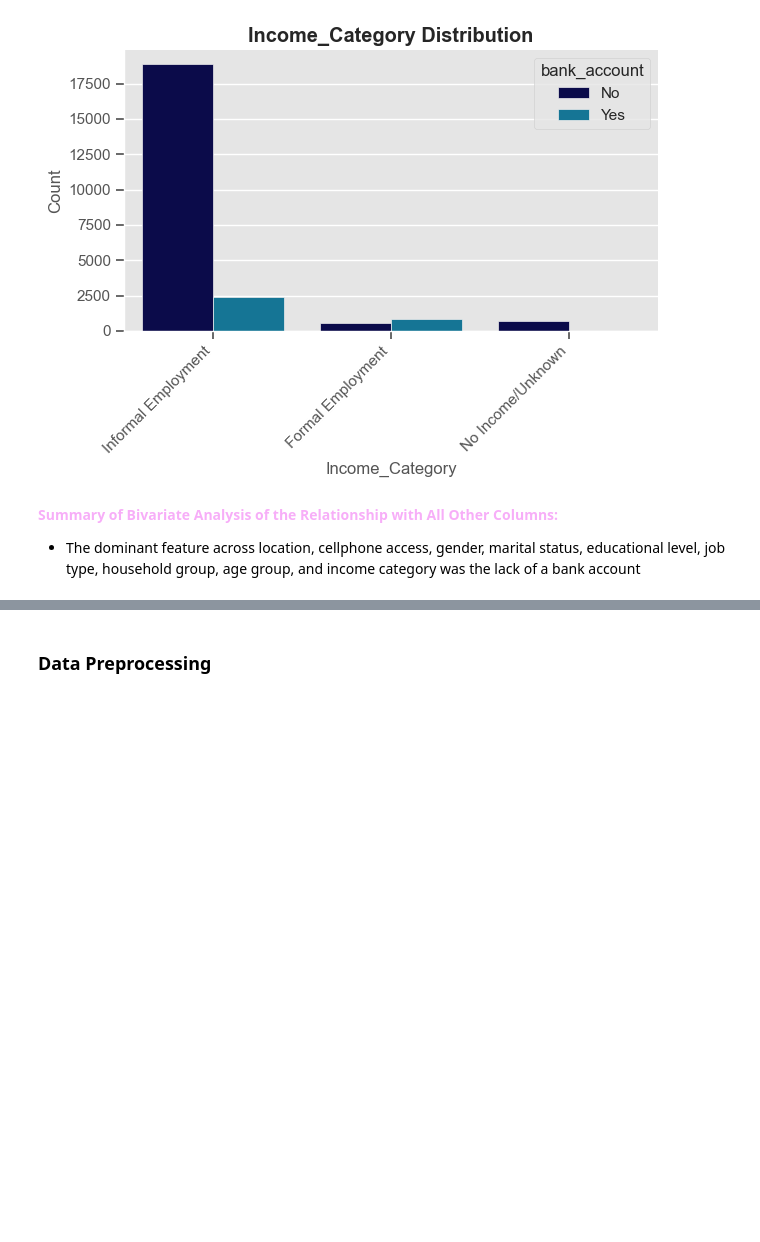
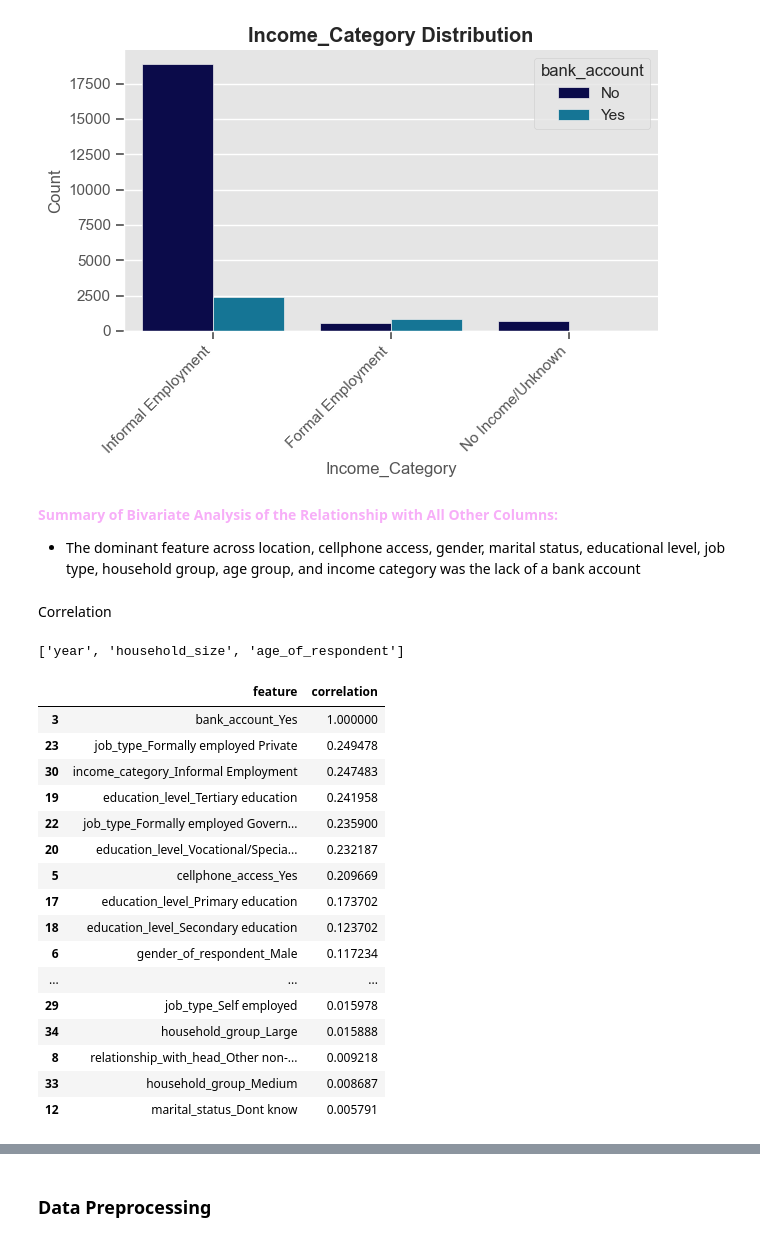
Before and after one commit to WaeniKakenyi/Financial_inclusion_in_Africa, a Jupyter notebook: Financial_inclusion_in_africa.ipynb, the cells around one changed output, grey strips where cells are left out. Drawn from its saved outputs; the diff is of its cells as text; code cells hidden in the pictures; blank space fills up the shorter version.

Commit message:
Data Preprocessing done

```diff
--- a/Financial_inclusion_in_africa.ipynb
+++ b/Financial_inclusion_in_africa.ipynb
@@ -331,8 +339,11 @@ Numerical columns:
 ['year', 'household_size', 'age_of_respondent']
 # %%
 # Convert the object data to category data
-for column in categorical:
-    data[column] = data[column].astype('category')
+def to_categorical(df):
+    cat =  df.columns[df.dtypes == "object"].tolist()
+    for column in cat:
+        df[column] = df[column].astype('category')
+to_categorical(data)
 data.info()
 # %% [output]
 <class 'pandas.core.frame.DataFrame'>
@@ -574,3 +586,56 @@ for column in ['location_type','cellphone_access','gender_of_respondent','marita
 <span style="color:#f7aef8">**Summary of Bivariate Analysis of the Relationship with All Other Columns:**</span>
 
 - The dominant feature across location, cellphone access, gender, marital status, educational level, job type, household group, age group, and income category was the lack of a bank account
+# %% [markdown]
+Correlation
+# %%
+numerical
+# %% [output]
+['year', 'household_size', 'age_of_respondent']
+# %%
+def correlation(df):
+    # Select categorical columns and drop uniqueid
+    cat_df = df.select_dtypes(include=['category']).drop('uniqueid', axis=1)
+
+
+    # Select numerical columns
+    num_df = df.select_dtypes(include=['int64'])
+
+    # One-hot encode categorical features
+    cat_encoded = pd.get_dummies(cat_df, drop_first=True)
+
+    # Combine categorical and numerical dataframes
+    data_encoded = pd.concat([cat_encoded, num_df], axis=1)
+
+
+    # Calculate correlation matrix
+    corr_matrix = data_encoded.corr(method='kendall').abs()
+
+    # # Get correlation of each feature with bank_account
+    corr_target = corr_matrix['bank_account_Yes']
+
+    # # # Create dataframe of feature correlations, sorted by absolute correlation value
+    corr_df = pd.DataFrame({'feature': corr_target.index, 'correlation': corr_target.values})
+    corr_df = corr_df.reindex(corr_df['correlation'].abs().sort_values(ascending=False).index).style.background_gradient(cmap='Greens', vmin=0, vmax=1)
+
+    return corr_df
+# %%
+correlation(data)
+# %% [output]
+|  | feature | correlation |
+| 3 | bank_account_Yes | 1.000000 |
+| 23 | job_type_Formally employed Private | 0.249478 |
+| 30 | income_category_Informal Employment | 0.247483 |
+| 19 | education_level_Tertiary education | 0.241958 |
+| 22 | job_type_Formally employed Govern... | 0.235900 |
+| 20 | education_level_Vocational/Specia... | 0.232187 |
+| 5 | cellphone_access_Yes | 0.209669 |
+| 17 | education_level_Primary education | 0.173702 |
+| 18 | education_level_Secondary education | 0.123702 |
+| 6 | gender_of_respondent_Male | 0.117234 |
+| ... | ... | ... |
+| 29 | job_type_Self employed | 0.015978 |
+| 34 | household_group_Large | 0.015888 |
+| 8 | relationship_with_head_Other non-... | 0.009218 |
+| 33 | household_group_Medium | 0.008687 |
+| 12 | marital_status_Dont know | 0.005791 |
```
Also changed, not shown: parts of 19 cells of this notebook.
